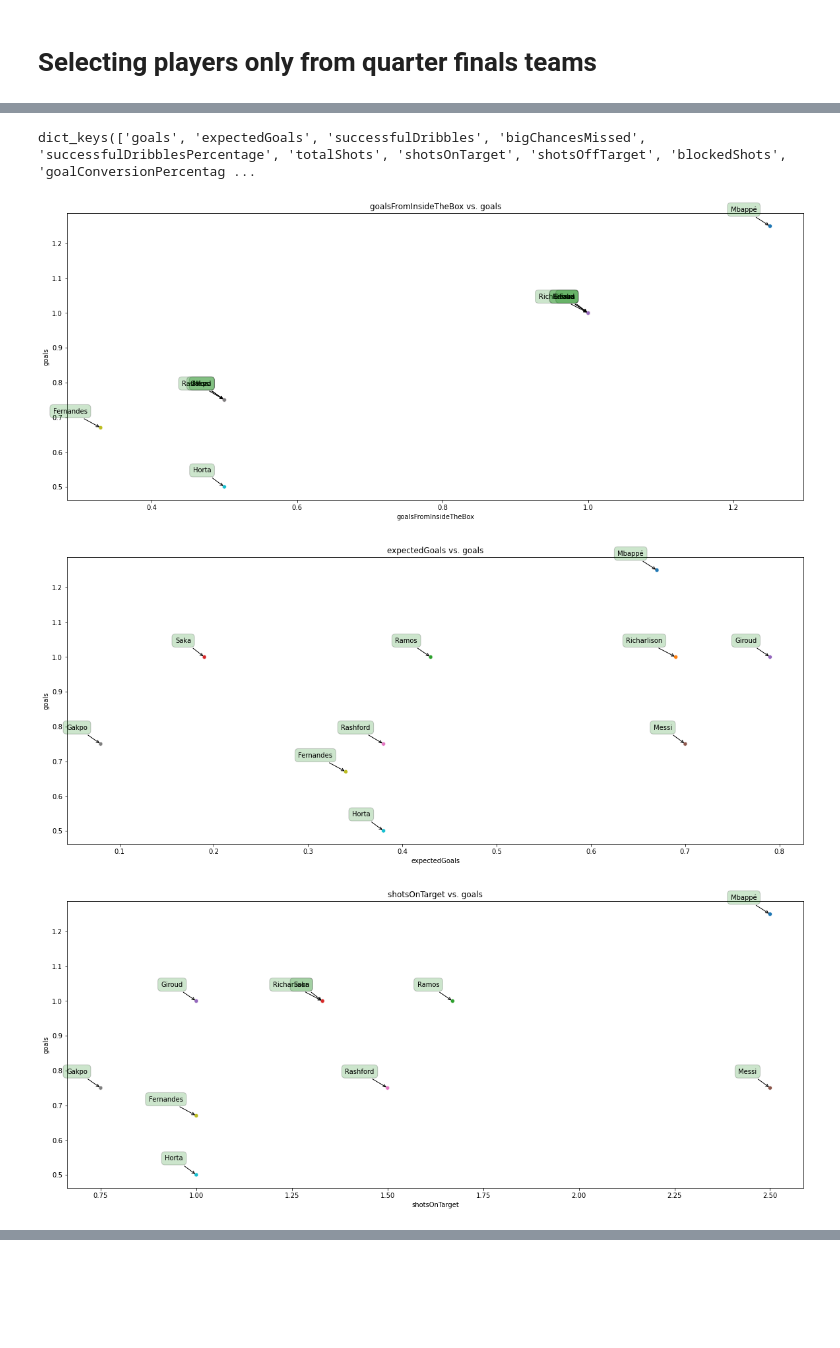
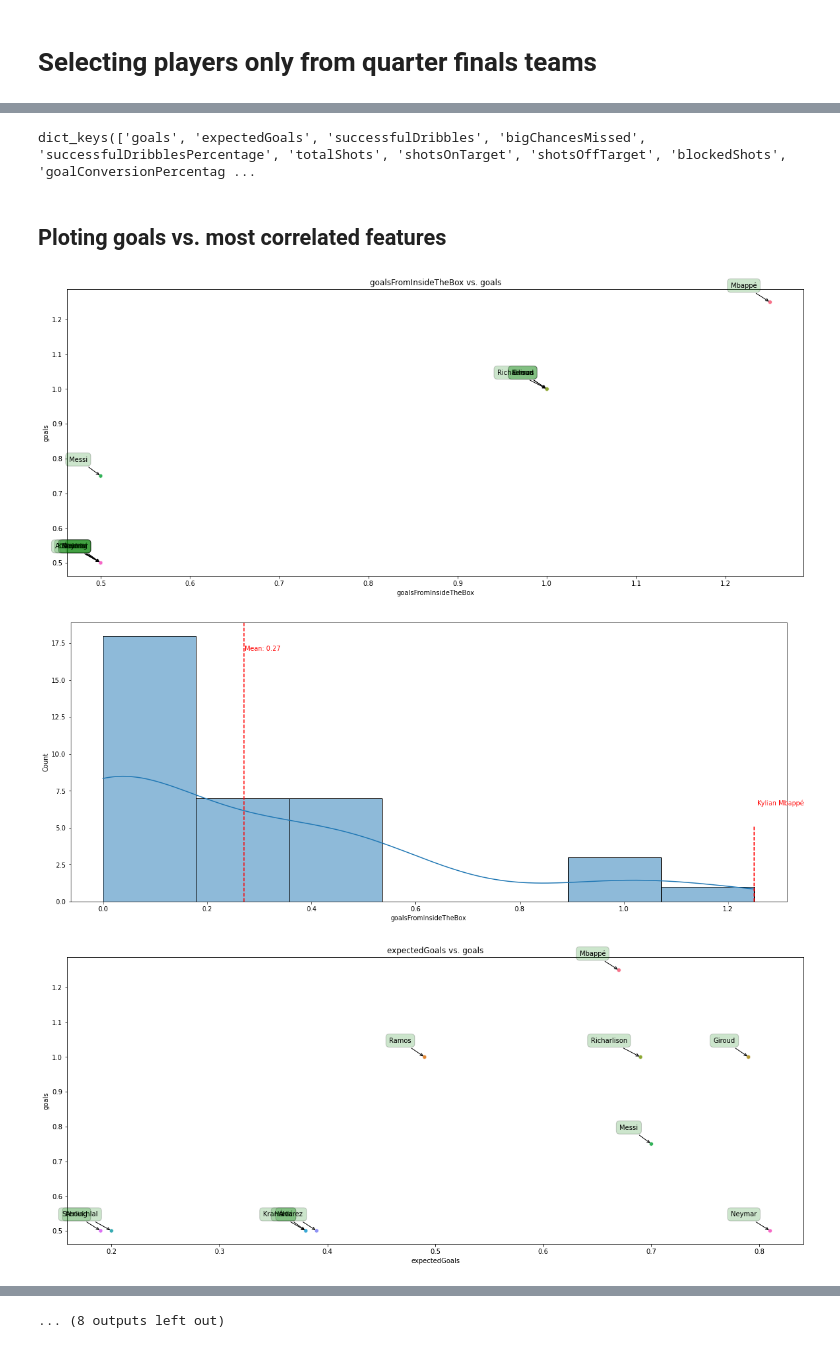
Before and after one commit to rpacco/soccer_analysis, a Jupyter notebook: first_phase.ipynb, the cells around one changed output, grey strips where cells are left out. Cells and saved outputs as stored; diff of their text form; code cells hidden in the pictures; blank space fills up the shorter version.

```diff
--- a/first_phase.ipynb
+++ b/first_phase.ipynb
@@ -47,7 +47,7 @@ url = (
     "order=-rating&"
     "accumulation=perGame&"
     f"fields={attack_fields}&"
-    "filters=position.in.M~F"
+    "filters=position.in.F"
 )
 # %%
 # defining user-agent browser
@@ -105,5 +105,5 @@ df_treated = (
 # %%
 quarters_teams = ["France", "England", "Argentina", "Brazil", "Portugal", "Croatia", "Netherlands", "Morocco"]
 # %%
-df_treated = df_treated[df_treated["shortName"].isin(quarters_teams)]
+df_treated = df_treated[df_treated["shortName"].isin(quarters_teams)].reset_index(drop=True)
 # %%
@@ -138,8 +129,8 @@ plt.title("Correlation heatmap for attacking features from Midfield/Forward play
 # %%
-# calculating top 5 highest correlated features for each one of them
+# calculating top 10 highest correlated features for each one of them
 corr_features = {}
 for feature in df_treated.corr():
-    features = df_treated.corr()[feature].sort_values(ascending=False).head(6).index.to_list()
-    print(f"{feature.capitalize()} owns more correlation with the following features: " + " ".join(str(p) for p in features[1:])+"\n")
+    features = df_treated.corr()[feature].sort_values(ascending=False).head(11).index.to_list()
+    print(f"{feature.capitalize()} owns more correlation with the following features: " + ", ".join(str(p) for p in features[1:])+"\n")
     corr_features[feature] = features[1:]
 # %% [output]
@@ -184,40 +175,52 @@ corr_features
-# %%
-corr_features.keys()
-# %% [output]
-dict_keys(['goals', 'expectedGoals', 'successfulDribbles', 'bigChancesMissed', 'successfulDribblesPercentage', 'totalShots', 'shotsOnTarget', 'shotsOffTarget', 'blockedShots', 'goalConversionPercentag ...
+# %%
+# confirming corr_features dict keys
+corr_features.keys()
+# %% [output]
+dict_keys(['goals', 'expectedGoals', 'successfulDribbles', 'bigChancesMissed', 'successfulDribblesPercentage', 'totalShots', 'shotsOnTarget', 'shotsOffTarget', 'blockedShots', 'goalConversionPercentag ...
+# %% [markdown]
+## Ploting goals vs. most correlated features
 # %%
-#params_plot = ['goals', 'expectedGoals', 'successfulDribbles', 'bigChancesMissed', 'successfulDribblesPercentage', 'totalShots', 'name']
-
 # exploring goals vs. features
 for feature in corr_features["goals"]:
-    #print(feature)
 
+    # print scatter plot from goals vs each feature
     plt.figure(figsize=(20, 8))
     sns.scatterplot(
         data = df_treated.loc[
             df_treated["goals"] >= 0.5,
             ["goals", feature, "name"]
           ],
         x = feature,
         y = "goals",
         hue="name",
         legend=False
-        )
+      )
+    # printing annotation names on scatter plots
     for label, x, y in zip(
         [name[-1] for name in df_treated["name"].str.split(" ")],
         df_treated[feature],
         df_treated["goals"]
       ):
       plt.annotate(
         label,
         xy=(x, y), xytext=(-20, 20),
         textcoords='offset points', ha='right', va='bottom',
         bbox=dict(boxstyle='round,pad=0.5', fc='green', alpha=0.2),
         arrowprops=dict(arrowstyle='->', connectionstyle='arc3,rad=0')
       )
     plt.title(f"{feature} vs. goals")
     plt.show();
+
+    #ploting histogram of correlated feature
+    plt.figure(figsize=(20, 8))
+    sns.histplot(data=df_treated, x=feature, kde=True)
+    min_ylim, max_ylim = plt.ylim()
+    plt.axvline(df_treated[feature].mean(), color="red", linestyle="dashed")
+    plt.text(df_treated[feature].mean()*1.005, max_ylim*0.9, 'Mean: {:.2f}'.format(df_treated[feature].mean()), fontdict={"color": "red"})
+    plt.axvline(df_treated[feature].max(), color="red", linestyle="dashed", ymax=df_treated[feature].mean())
+    feature_max_names = df_treated["name"][df_treated[feature] == df_treated[feature].max()].values
+    plt.text(df_treated[feature].max()*1.005, df_treated[feature].value_counts().mean(), ( ", ".join( str(p) for p in feature_max_names) + "\n" ) , fontdict={"color": "red"});
 # %% [output]
-[figure, old version]
+[figure, new version]
-[figure, old version]
+[figure, new version]
-[figure, old version]
+[figure, new version]
@@ -225,0 +236 @@ for feature in corr_features["goals"]:
+... (8 outputs left out)
```
Also changed, not shown: parts of 9 cells of this notebook.
